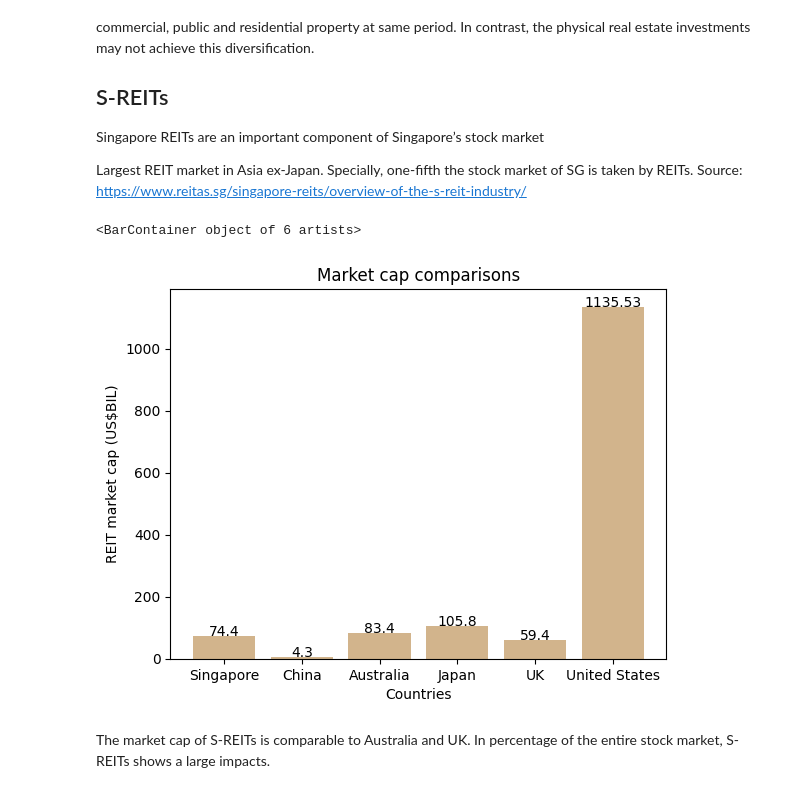
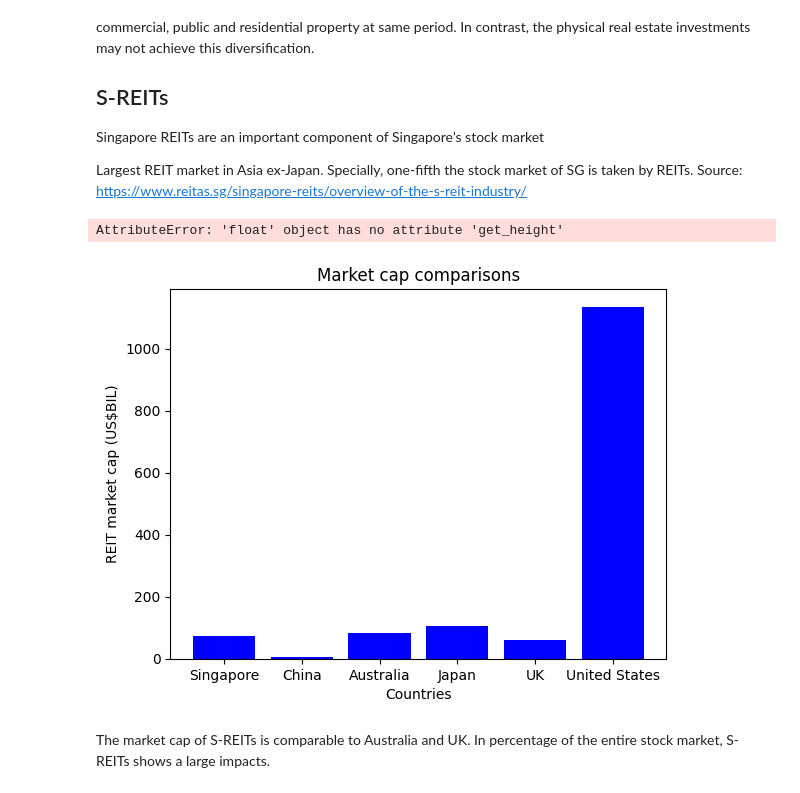
Before and after one commit to Wuvist/sgx3000, a Jupyter notebook: REITs analysis/REIT part 0315.ipynb, the cells around one changed output. Saved outputs shown, nothing was run; the diff lists cells and outputs as text; code cells hidden in the pictures.

```diff
--- a/REITs analysis/REIT part 0315.ipynb
+++ b/REITs analysis/REIT part 0315.ipynb
@@ -19,30 +19,29 @@ Source: <https://www.reitas.sg/singapore-reits/overview-of-the-s-reit-industry/>
 # %%
 import matplotlib.pyplot as plt
 
 # Replace with your actual data (lists, NumPy arrays, or Pandas DataFrames)
 data = [74.4, 4.3, 83.4, 105.8, 59.4, 1135.53]  # Sample data (replace with your data)
 categories = ["Singapore", "China", "Australia", "Japan", "UK", "United States"]  # Category labels for the bars (optional)
 
 # Create the bar chart
-p1=plt.bar(categories, data, color='tan')  # You can change the color
+p1=plt.bar(categories, data, color='blue')
 
 # Add labels and title for the chart
 plt.xlabel("Countries")
 plt.ylabel("REIT market cap (US$BIL)")
 plt.title("Market cap comparisons")
 
 # Label the data points on top of each bar
 for bar in bars:
     # Get bar height from the bar object
     bar_height = bar.get_height()
     plt.text(bar.get_x() + bar.get_width() / 2, bar_height + 1, str(bar_height), ha='center')
 
-
 # Display the chart
 p1
 # %% [output]
-<BarContainer object of 6 artists>
+AttributeError: 'float' object has no attribute 'get_height'
-[figure, old version]
+[figure, new version]
 # %% [markdown]
 The market cap of S-REITs is comparable to Australia and UK. In percentage of the entire stock market, S-REITs shows a large impacts.
 # %%
```
Also changed, not shown: parts of 8 cells of this notebook.
